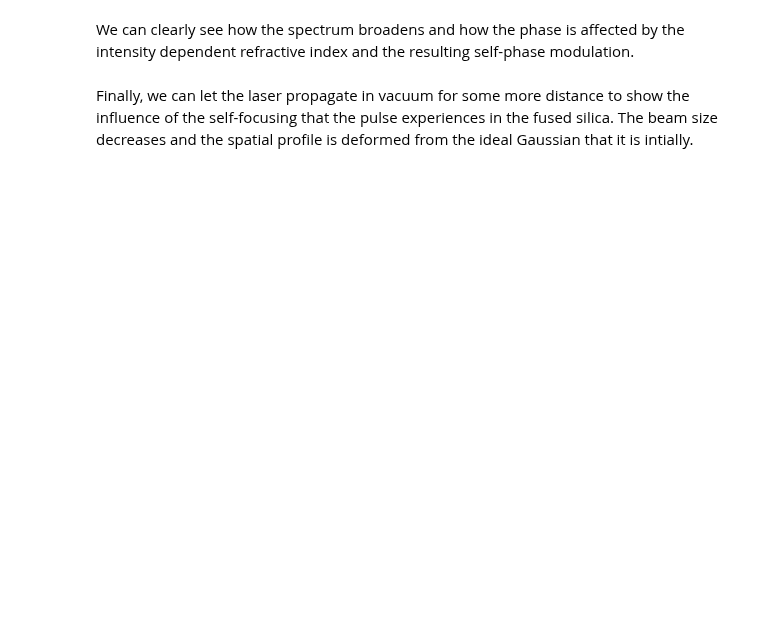
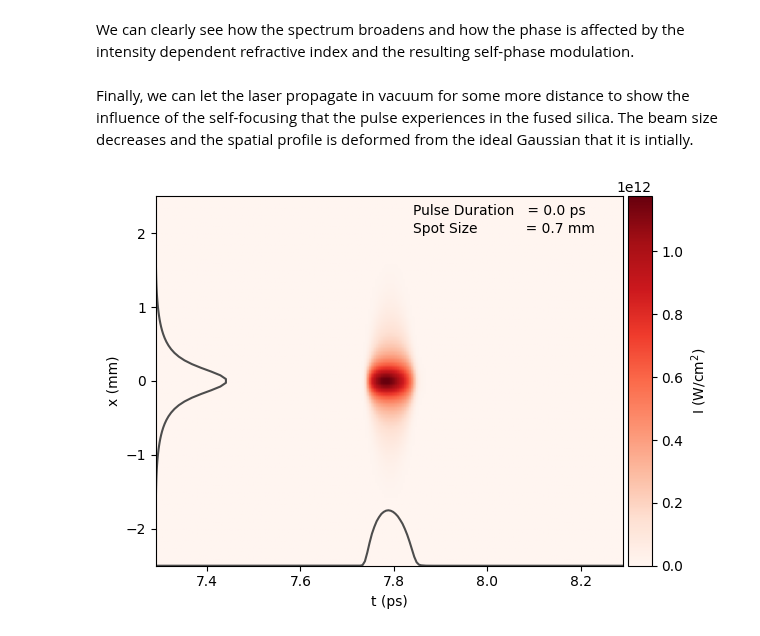
Before and after one commit to LASY-org/lasy, a Jupyter notebook: docs/source/tutorials/nonlinear_propagation_split_step.ipynb, the cells around one changed output. Drawn from its saved outputs; the diff is of its cells as text; code cells hidden in the pictures; blank space fills up the shorter version.

```diff
--- a/docs/source/tutorials/nonlinear_propagation_split_step.ipynb
+++ b/docs/source/tutorials/nonlinear_propagation_split_step.ipynb
@@ -159,11 +167,14 @@ Finally, we can let the laser propagate in vacuum for some more distance to show
 # %%
 # define propagator for vacuum
 linear_propagator_vacuum = AngularSpectrumPropagator(
     omega0=profile.omega0, n=1.0, dim=laser.dim
 )
+laser.add_propagator(linear_propagator_vacuum)
 
 # propagate in vacuum
-laser.grid = linear_propagator_vacuum.propagate(grid_in=laser.grid, distance=0.2)
+laser.propagate(0.2)
 
 # show laser after propagation
 laser.show(show_intensity=True)
+# %% [output]
+[figure, added]
```
Also changed, not shown: parts of 4 cells of this notebook.
